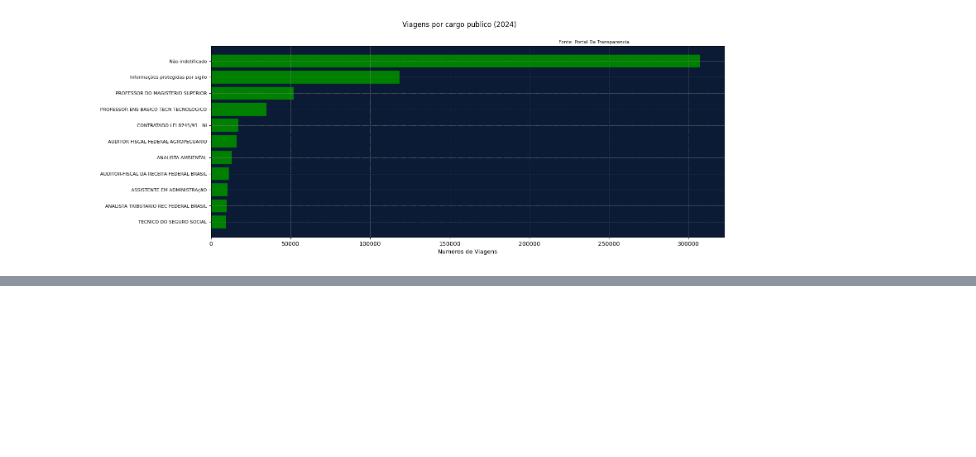
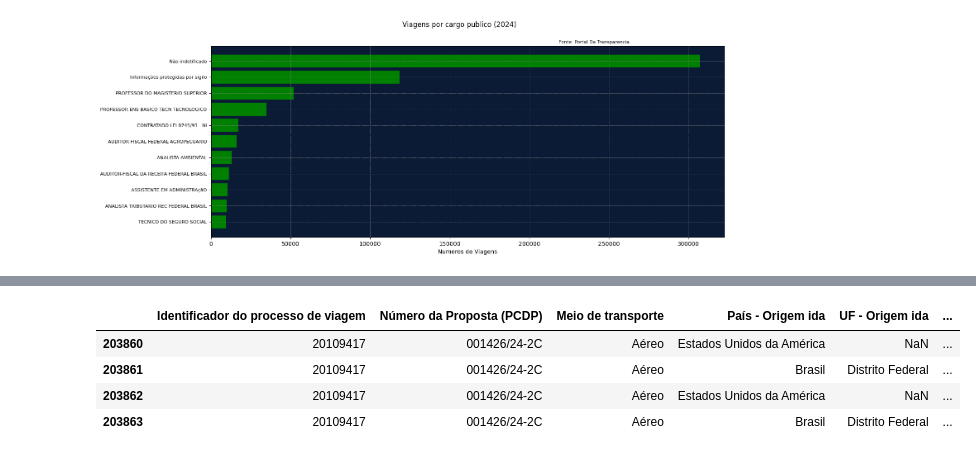
Before and after one commit to Murilo11/Analise-de-Dados-Portal-de-Transparencia, a Jupyter notebook: Analise_De_Dados_do_Portal_da_Transparencia.ipynb, the cells around one changed output, grey strips where cells are left out. Drawn from its saved outputs; the diff is of its cells as text; code cells hidden in the pictures; blank space fills up the shorter version.

```diff
--- a/Analise_De_Dados_do_Portal_da_Transparencia.ipynb
+++ b/Analise_De_Dados_do_Portal_da_Transparencia.ipynb
@@ -561,0 +626,8 @@ plt.show()
+# %%
+df_passagens[df_passagens['Identificador do processo de viagem'] == 20109417]
+# %% [output]
+|  | Identificador do processo de viagem | Número da Proposta (PCDP) | Meio de transporte | País - Origem ida | UF - Origem ida | ... |
+| 203860 | 20109417 | 001426/24-2C | Aéreo | Estados Unidos da América | NaN | ... |
+| 203861 | 20109417 | 001426/24-2C | Aéreo | Brasil | Distrito Federal | ... |
+| 203862 | 20109417 | 001426/24-2C | Aéreo | Estados Unidos da América | NaN | ... |
+| 203863 | 20109417 | 001426/24-2C | Aéreo | Brasil | Distrito Federal | ... |
```
Also changed, not shown: parts of 6 cells of this notebook.
